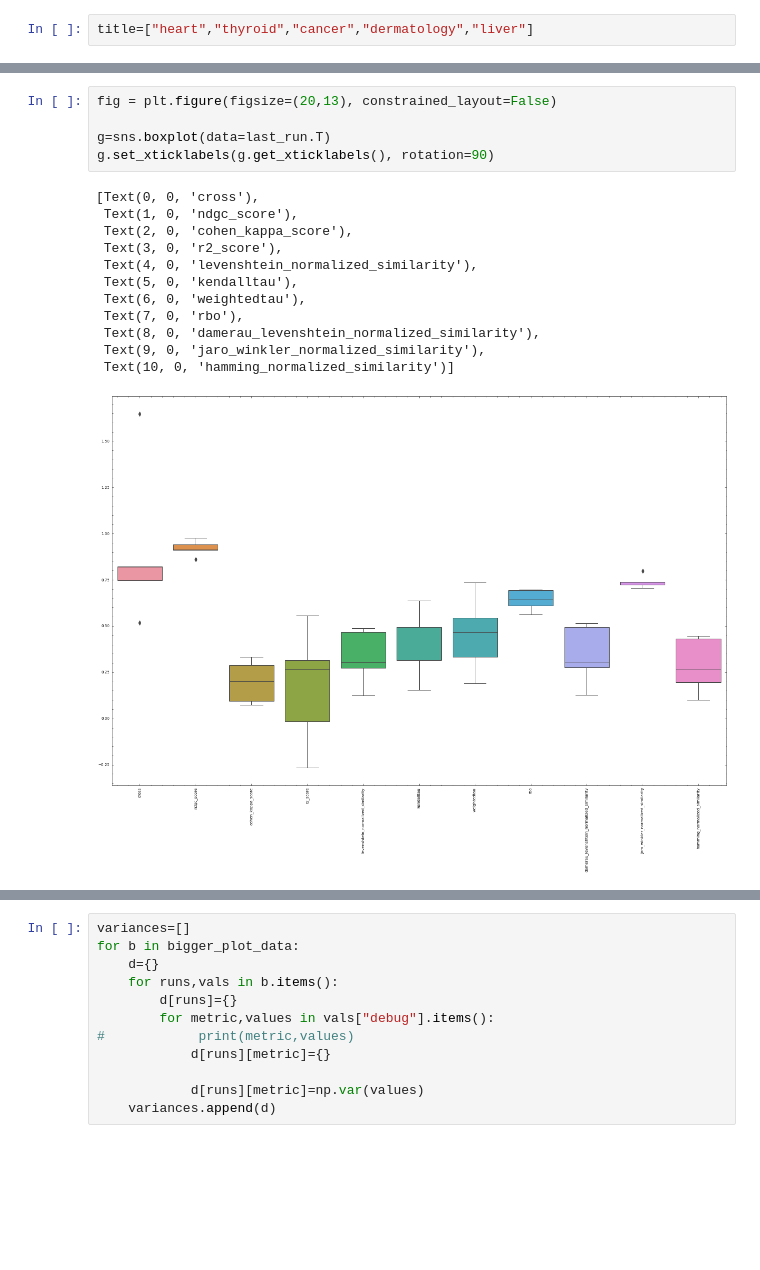
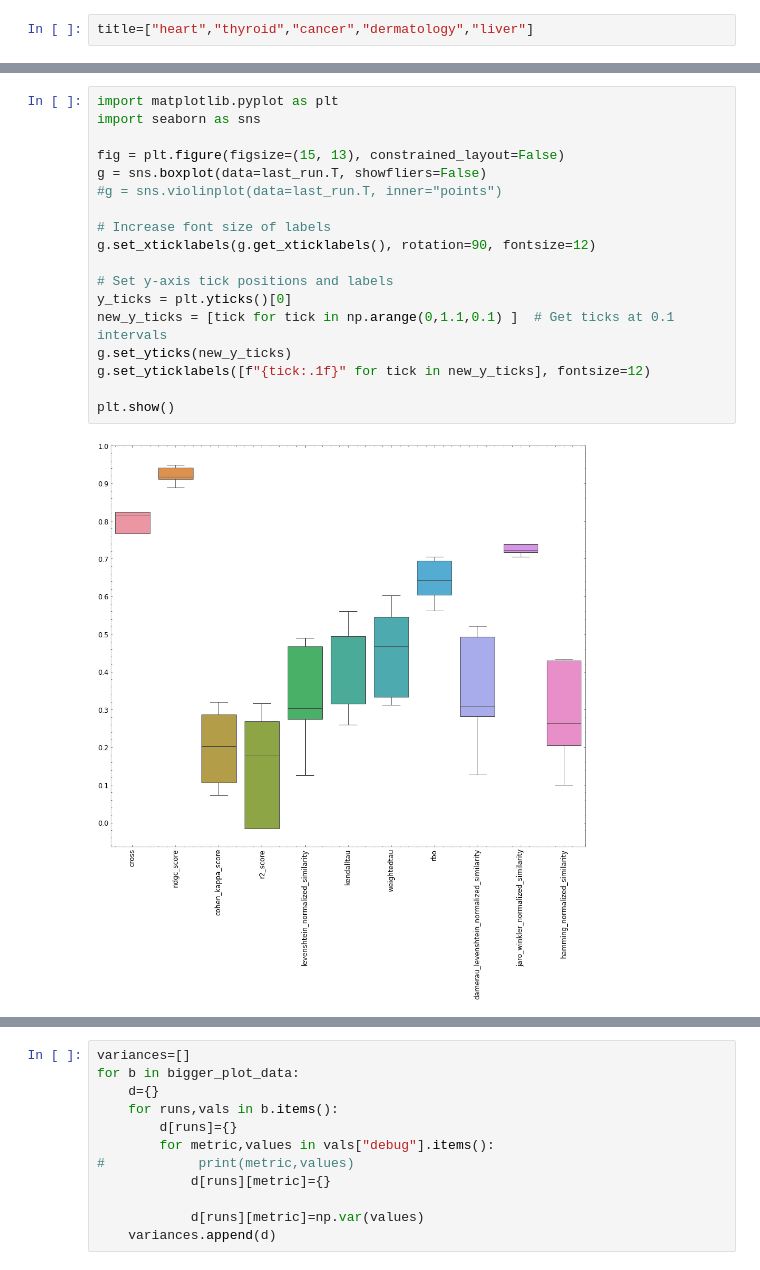
Before and after one commit to joofio/tabular-dataset-similarity, a Jupyter notebook: Final - Viz.ipynb, the cells around one changed output, grey strips where cells are left out. Saved outputs shown, nothing was run; the diff lists cells and outputs as text; blank space fills up the shorter version.

Commit message:
more data

```diff
--- a/Final - Viz.ipynb
+++ b/Final - Viz.ipynb
@@ -357,21 +368,23 @@ for idx,dt in enumerate([mean_df1,dt2,dt3,dt4,dt5]):
-# %%
-fig = plt.figure(figsize=(20,13), constrained_layout=False)
-
-g=sns.boxplot(data=last_run.T)
-g.set_xticklabels(g.get_xticklabels(), rotation=90)
-# %% [output]
-[Text(0, 0, 'cross'),
- Text(1, 0, 'ndgc_score'),
- Text(2, 0, 'cohen_kappa_score'),
- Text(3, 0, 'r2_score'),
- Text(4, 0, 'levenshtein_normalized_similarity'),
- Text(5, 0, 'kendalltau'),
- Text(6, 0, 'weightedtau'),
- Text(7, 0, 'rbo'),
- Text(8, 0, 'damerau_levenshtein_normalized_similarity'),
- Text(9, 0, 'jaro_winkler_normalized_similarity'),
- Text(10, 0, 'hamming_normalized_similarity')]
-[figure, removed]
+# %%
+import matplotlib.pyplot as plt
+import seaborn as sns
+
+fig = plt.figure(figsize=(15, 13), constrained_layout=False)
+g = sns.boxplot(data=last_run.T, showfliers=False)
+#g = sns.violinplot(data=last_run.T, inner="points")
+
+# Increase font size of labels
+g.set_xticklabels(g.get_xticklabels(), rotation=90, fontsize=12)
+
+# Set y-axis tick positions and labels
+y_ticks = plt.yticks()[0]
+new_y_ticks = [tick for tick in np.arange(0,1.1,0.1) ]  # Get ticks at 0.1 intervals
+g.set_yticks(new_y_ticks)
+g.set_yticklabels([f"{tick:.1f}" for tick in new_y_ticks], fontsize=12)
+
+plt.show()
+# %% [output]
+[figure, added]
 # %%
 bigger_plot_data=[]
 
```
Also changed, not shown: parts of 11 cells of this notebook, 6 other files.
